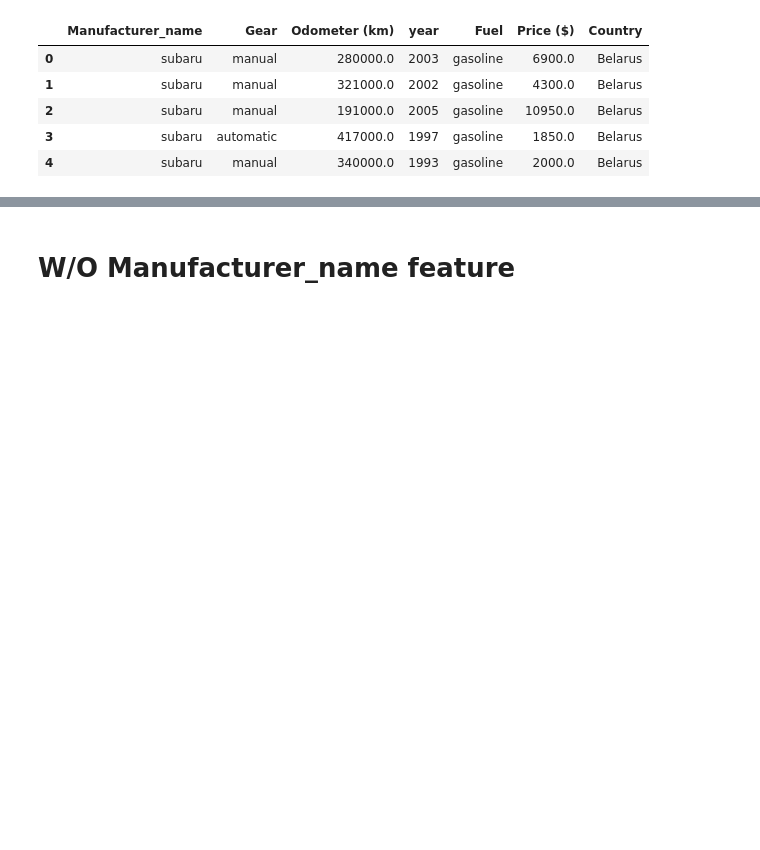
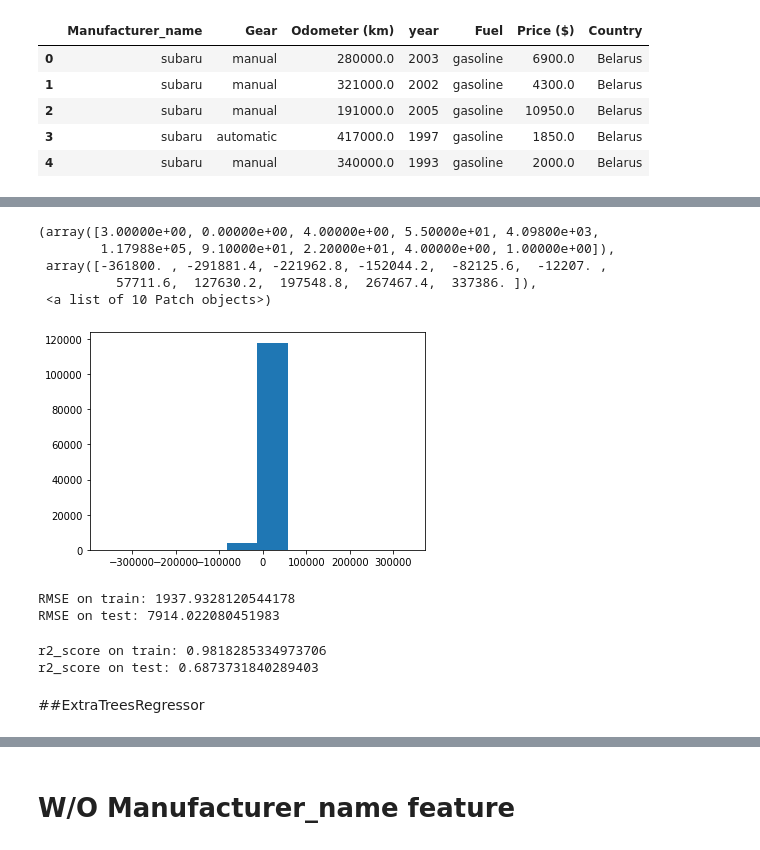
Before and after one commit to adithya36/Used_Cars_Price_Prediction, a Jupyter notebook: modelling.ipynb, the cells around one changed output, grey strips where cells are left out. Saved outputs shown, nothing was run; the diff lists cells and outputs as text; code cells hidden in the pictures; blank space fills up the shorter version.

```diff
--- a/modelling.ipynb
+++ b/modelling.ipynb
@@ -160,0 +314,23 @@ df.head()
+# %%
+plt.hist(y1_test-dt_test_predictions)
+# %% [output]
+(array([3.00000e+00, 0.00000e+00, 4.00000e+00, 5.50000e+01, 4.09800e+03,
+        1.17988e+05, 9.10000e+01, 2.20000e+01, 4.00000e+00, 1.00000e+00]),
+ array([-361800. , -291881.4, -221962.8, -152044.2,  -82125.6,  -12207. ,
+          57711.6,  127630.2,  197548.8,  267467.4,  337386. ]),
+ <a list of 10 Patch objects>)
+[figure, added]
+# %%
+print('RMSE on train:', np.sqrt(metrics.mean_squared_error(y1_train, dt.predict(X1_train))))
+print('RMSE on test:', np.sqrt(metrics.mean_squared_error(y1_test, dt.predict(X1_test))))
+# %% [output]
+RMSE on train: 1937.9328120544178
+RMSE on test: 7914.022080451983
+# %%
+print('r2_score on train:', r2_score(y1_train, dt.predict(X1_train)))
+print('r2_score on test:', r2_score(y1_test, dt.predict(X1_test)))
+# %% [output]
+r2_score on train: 0.9818285334973706
+r2_score on test: 0.6873731840289403
+# %% [markdown]
+##ExtraTreesRegressor
```
Also changed, not shown: parts of 119 cells of this notebook.
